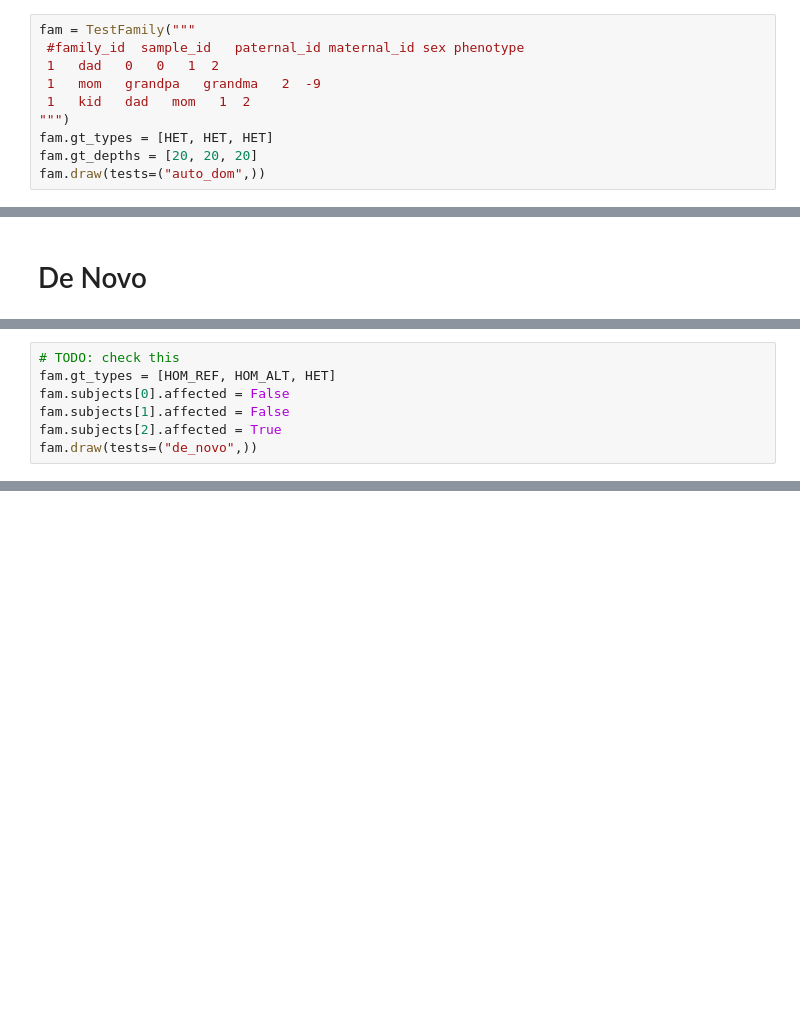
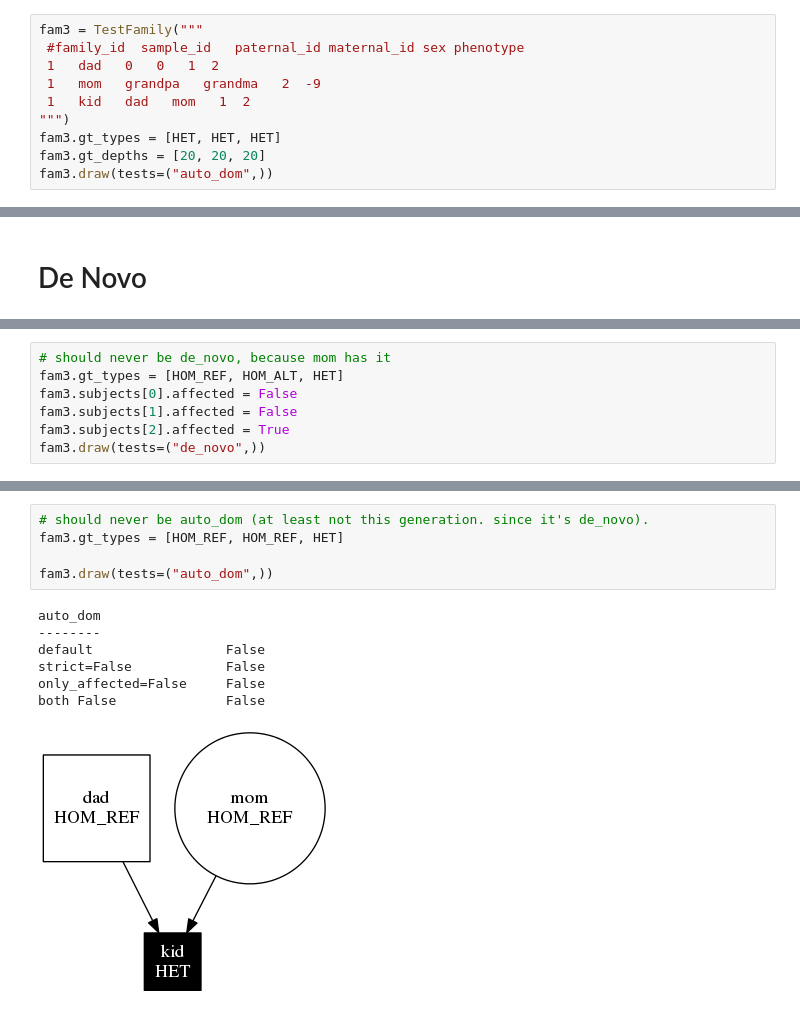
Before and after one commit to arq5x/gemini, a Jupyter notebook: inheritance.ipynb, the cells around one changed output, grey strips where cells are left out. Saved outputs shown, nothing was run; the diff lists cells and outputs as text; blank space fills up the shorter version.

```diff
--- a/inheritance.ipynb
+++ b/inheritance.ipynb
@@ -147,15 +141,15 @@ both False              True
 # %% [markdown]
 ##with unknowns
 # %%
-fam = TestFamily("""
+fam3 = TestFamily("""
  #family_id  sample_id   paternal_id maternal_id sex phenotype
  1   dad   0   0   1  2
  1   mom   grandpa   grandma   2  -9
  1   kid   dad   mom   1  2
 """)
-fam.gt_types = [HET, HET, HET]
-fam.gt_depths = [20, 20, 20]
-fam.draw(tests=("auto_dom",))
+fam3.gt_types = [HET, HET, HET]
+fam3.gt_depths = [20, 20, 20]
+fam3.draw(tests=("auto_dom",))
 # %% [output]
 auto_dom
 --------
@@ -178,12 +172,12 @@ only_affected=False     False
 both False              False
 [figure]
 # %%
-# TODO: check this
-fam.gt_types = [HOM_REF, HOM_ALT, HET]
-fam.subjects[0].affected = False
-fam.subjects[1].affected = False
-fam.subjects[2].affected = True
-fam.draw(tests=("de_novo",))
+# should never be de_novo, because mom has it
+fam3.gt_types = [HOM_REF, HOM_ALT, HET]
+fam3.subjects[0].affected = False
+fam3.subjects[1].affected = False
+fam3.subjects[2].affected = True
+fam3.draw(tests=("de_novo",))
 # %% [output]
 de_novo
 -------
@@ -194 +188,14 @@ both False              True
 [figure]
+# %%
+# should never be auto_dom (at least not this generation. since it's de_novo).
+fam3.gt_types = [HOM_REF, HOM_REF, HET]
+
+fam3.draw(tests=("auto_dom",))
+# %% [output]
+auto_dom
+--------
+default                 False
+strict=False            False
+only_affected=False     False
+both False              False
+[figure, added]
```
Also changed, not shown: parts of 9 cells of this notebook, 4 other files.
